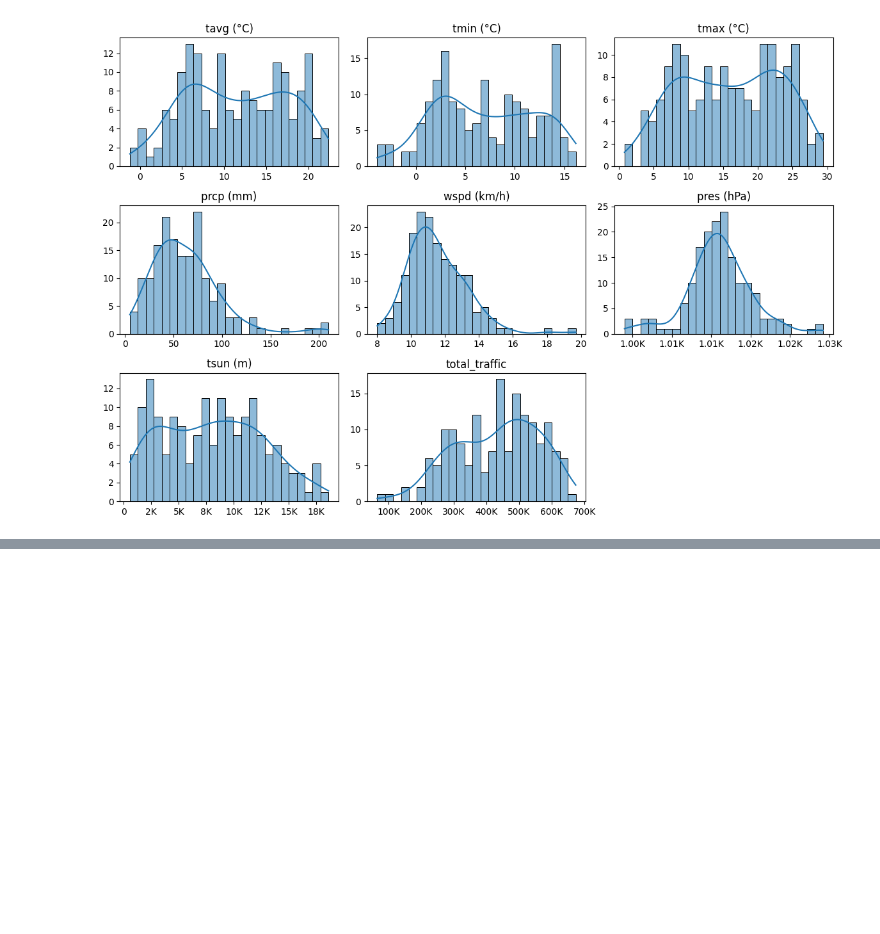
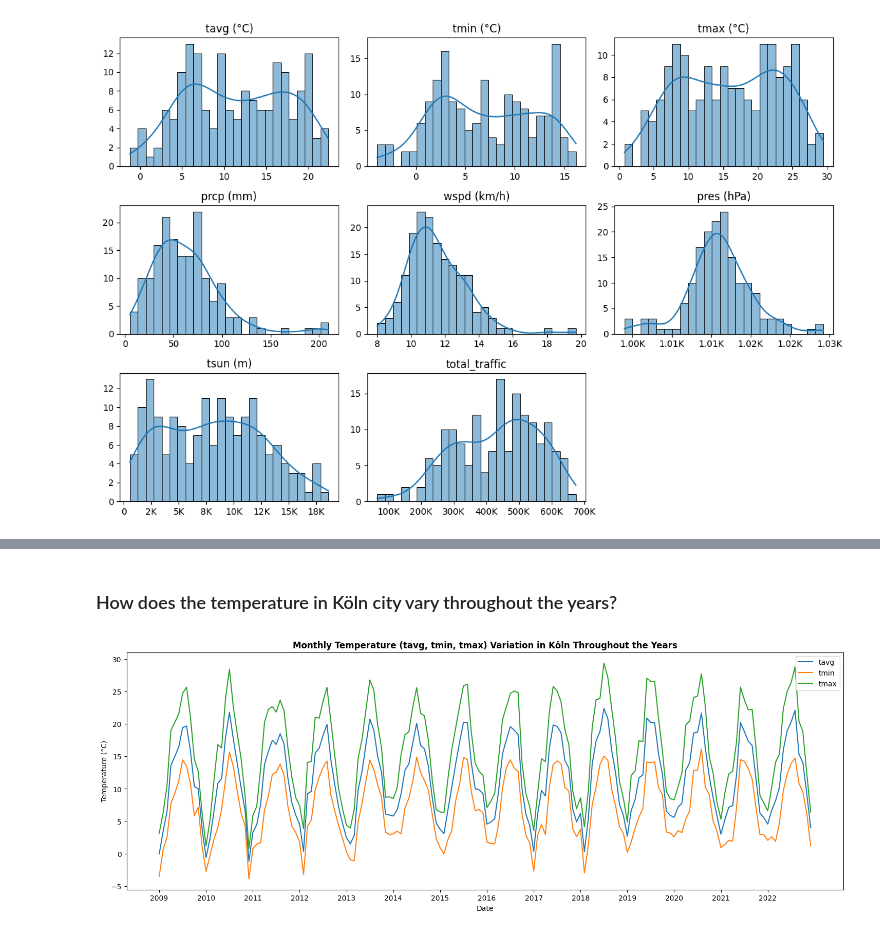
Before and after one commit to sujitdebnath/fau-data-engineering-ss23, a Jupyter notebook: project/report.ipynb, the cells around one changed output, grey strips where cells are left out. Drawn from its saved outputs; the diff is of its cells as text; code cells hidden in the pictures; blank space fills up the shorter version.

```diff
--- a/project/report.ipynb
+++ b/project/report.ipynb
@@ -463,0 +494,17 @@ plt.show()
+# %% [markdown]
+### How does the temperature in Köln city vary throughout the years?
+# %%
+# Line plot of temperature variation
+plt.figure(figsize=(18, 6))
+
+for col in ['tavg', 'tmin', 'tmax']:
+    sns.lineplot(data=final_combined_df, x='date', y=col, label=col)
+
+plt.xlabel('Date')
+plt.ylabel('Temperature (°C)')
+plt.title('Monthly Temperature (tavg, tmin, tmax) Variation in Köln Throughout the Years', fontweight='bold')
+plt.legend(loc="upper right")
+plt.xticks(range(0, len(final_combined_df), 12), final_combined_df['date'].iloc[::12].str[-4:], rotation=0)
+plt.show()
+# %% [output]
+[figure, added]
```
Also changed, not shown: parts of 16 cells of this notebook.
